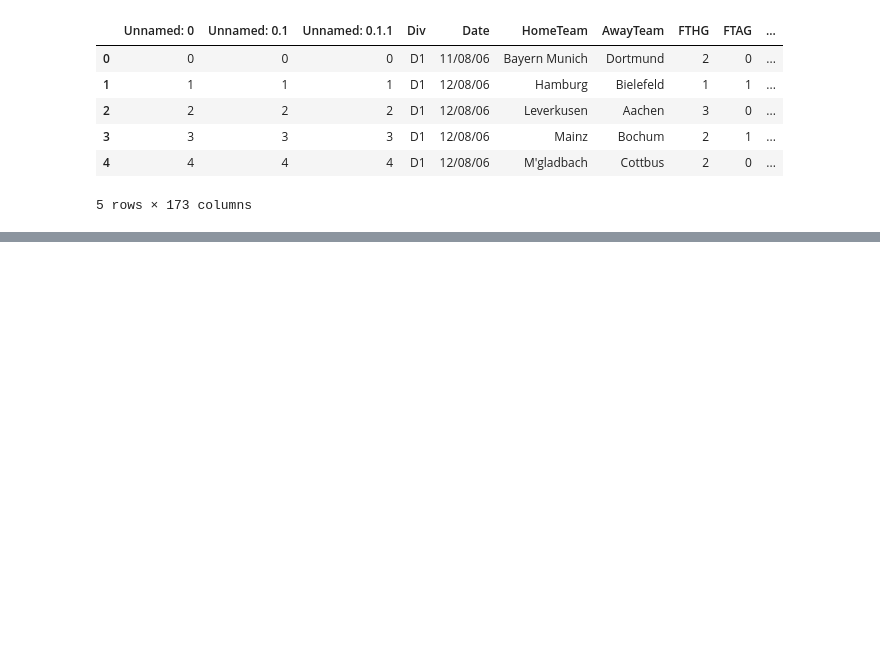
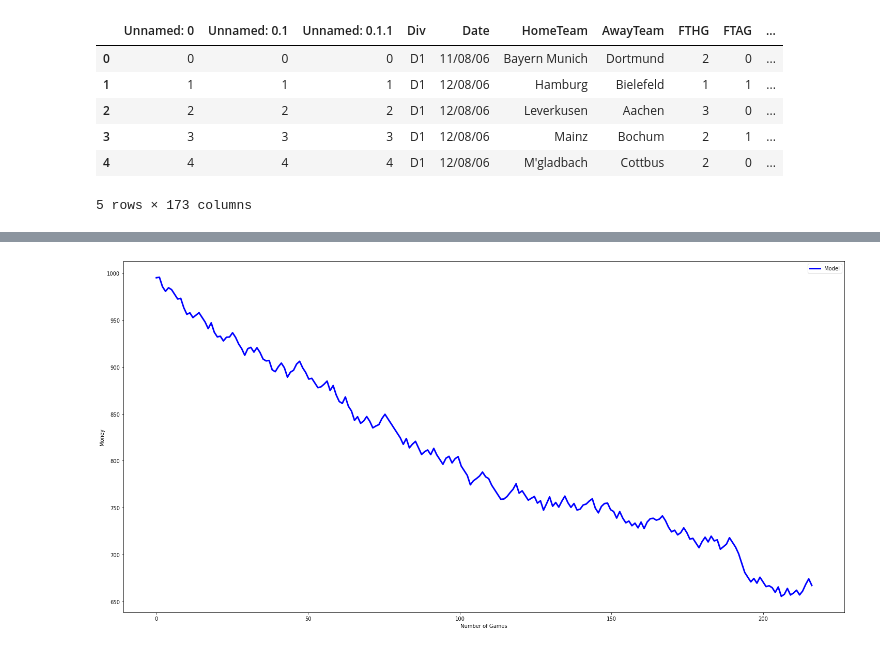
Before and after one commit to Max280201/Data-Exploration-Project, a Jupyter notebook: evaluate_model_odd_predictions.ipynb, the cells around one changed output, grey strips where cells are left out. Cells and saved outputs as stored; diff of their text form; code cells hidden in the pictures; blank space fills up the shorter version.

```diff
--- a/evaluate_model_odd_predictions.ipynb
+++ b/evaluate_model_odd_predictions.ipynb
@@ -48,0 +196,33 @@ def get_odd_prediction(prob_ges_schnitt):
+# %%
+def betting_with_the_model(data_evaluation):
+    z, model_bank = 0, 1000
+    bank_model_list = []
+    while z < len(data_evaluation):
+        if data_evaluation['Model_Prediction_Probability'][z]*100 <= 40:
+            model_bank = model_bank - 2
+            if data_evaluation['predictedResults'][z] == data_evaluation['FTR'][z]:
+                model_bank = model_bank + 2 * data_evaluation['Model_Odds'][z]
+        elif data_evaluation['Model_Prediction_Probability'][z] * 100 <= 60:
+            model_bank = model_bank - 5
+            if data_evaluation['predictedResults'][z] == data_evaluation[
+                    'FTR'][z]:
+                model_bank = model_bank + 5 * data_evaluation['Model_Odds'][z]
+        elif data_evaluation['Model_Prediction_Probability'][z] * 100 <= 80:
+            model_bank = model_bank - 7
+            if data_evaluation['predictedResults'][z] == data_evaluation[
+                    'FTR'][z]:
+                model_bank = model_bank + 7 * data_evaluation['Model_Odds'][z]
+        elif data_evaluation['Model_Prediction_Probability'][z] * 100 > 80:
+            model_bank = model_bank - 10
+            if data_evaluation['predictedResults'][z] == data_evaluation[
+                    'FTR'][z]:
+                model_bank = model_bank + 10 * data_evaluation['Model_Odds'][z]
+        else:
+            print('Fehler!')
+        bank_model_list.append(model_bank)
+        z += 1
+    return bank_model_list
+
+
+bank_model_list = betting_with_the_model(data_evaluation)
+bank_model_list
@@ -48,0 +247,14 @@ def get_odd_prediction(prob_ges_schnitt):
+# %%
+x = np.linspace(0, 216, 216)
+y1 = bank_model_list
+
+plt.figure(num=3, figsize=(25, 12.5))
+plt.plot(x, y1, color='blue', linewidth=3.0, label='Model')
+
+plt.xlabel("Number of Games")
+plt.ylabel("Money")
+
+plt.legend()
+plt.show()
+# %% [output]
+[figure, added]
```
Also changed, not shown: parts of 15 cells of this notebook.
